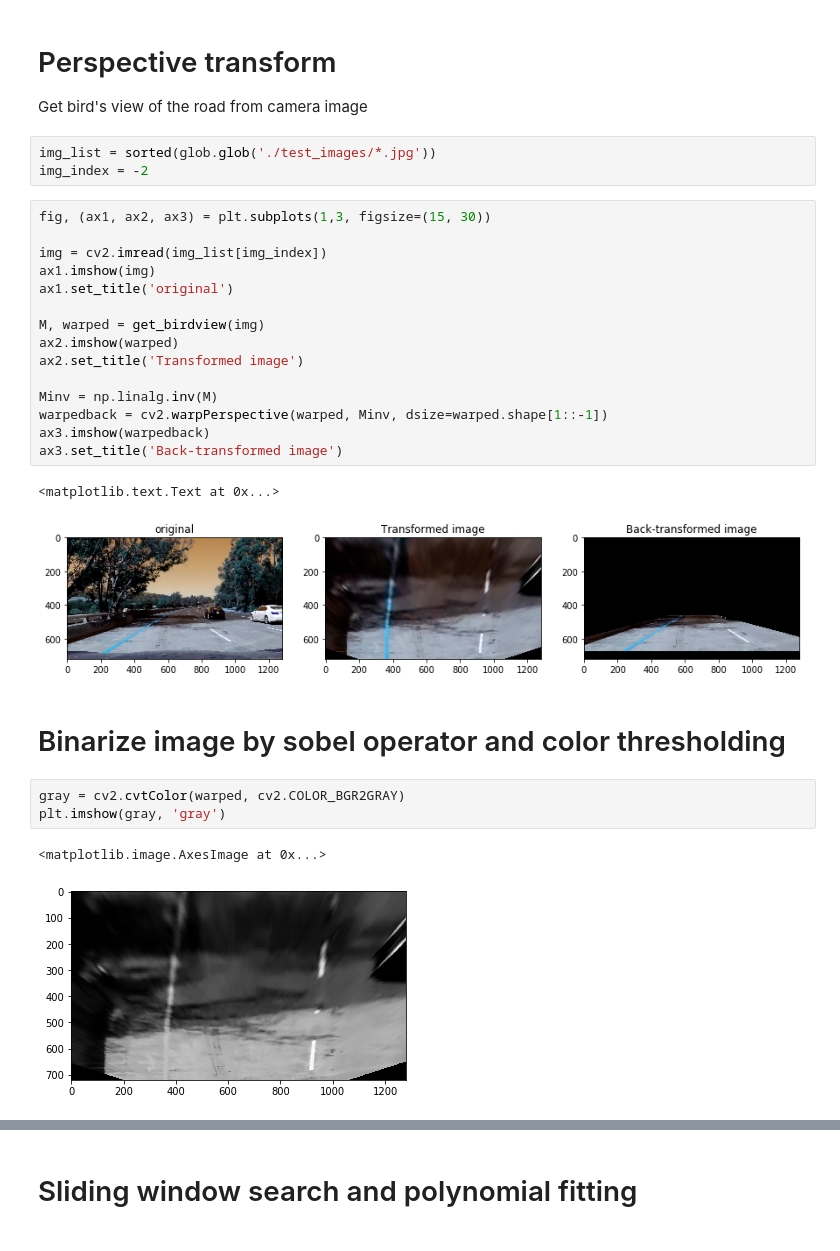
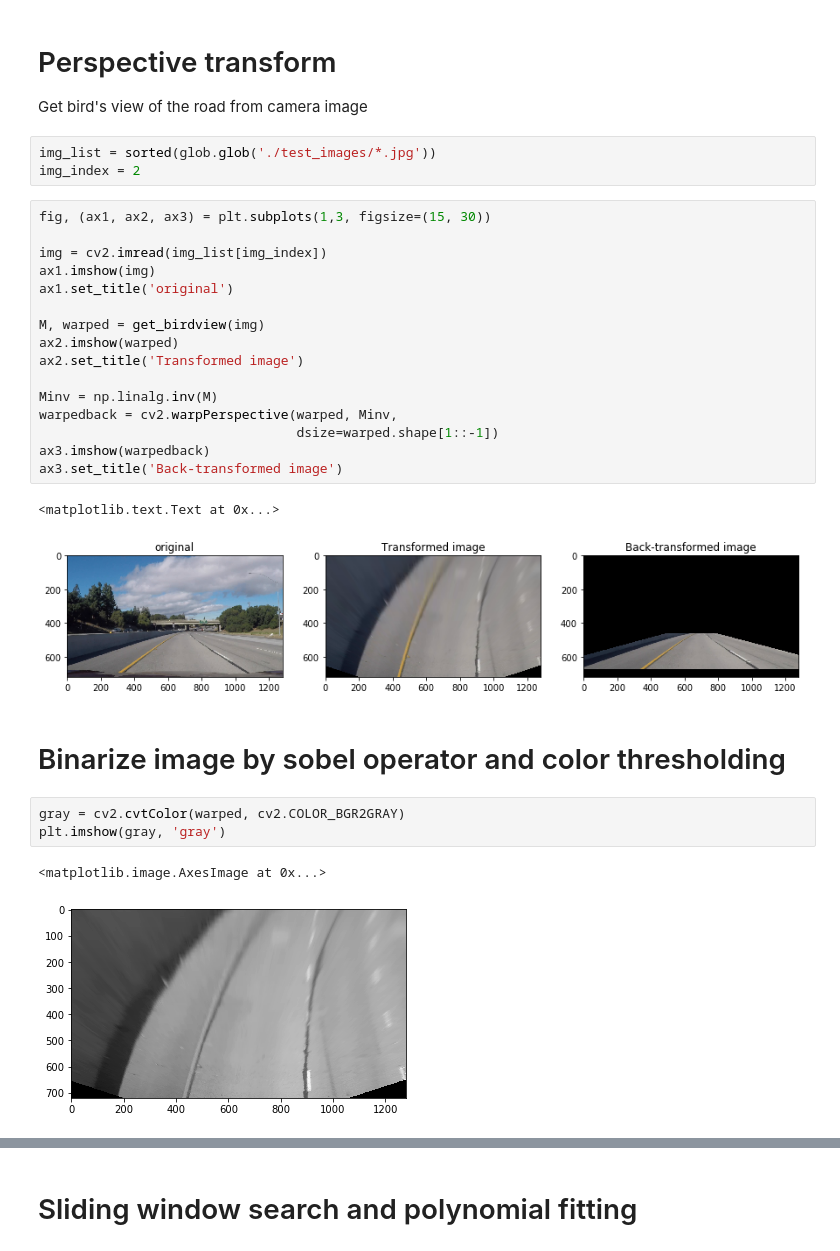
Before and after one commit to trivus/CarND-Advanced-Lane-Lines, a Jupyter notebook: advanced lane project.ipynb, the cells around one changed output, grey strips where cells are left out. Cells and saved outputs as stored; diff of their text form.

```diff
--- a/advanced lane project.ipynb
+++ b/advanced lane project.ipynb
@@ -43,25 +43,26 @@ ax2.imshow(dst)
 Get bird's view of the road from camera image
 # %%
 img_list = sorted(glob.glob('./test_images/*.jpg'))
-img_index = -2
+img_index = 2
 # %%
 fig, (ax1, ax2, ax3) = plt.subplots(1,3, figsize=(15, 30))
 
 img = cv2.imread(img_list[img_index])
 ax1.imshow(img)
 ax1.set_title('original')
 
 M, warped = get_birdview(img)
 ax2.imshow(warped)
 ax2.set_title('Transformed image')
 
 Minv = np.linalg.inv(M)
-warpedback = cv2.warpPerspective(warped, Minv, dsize=warped.shape[1::-1])
+warpedback = cv2.warpPerspective(warped, Minv,
+                                 dsize=warped.shape[1::-1])
 ax3.imshow(warpedback)
 ax3.set_title('Back-transformed image')
 # %% [output]
 <matplotlib.text.Text at 0x...>
-[figure, old version]
+[figure, new version]
 # %% [markdown]
 # Binarize image by sobel operator and color thresholding
 # %%
@@ -69,7 +70,7 @@ gray = cv2.cvtColor(warped, cv2.COLOR_BGR2GRAY)
 plt.imshow(gray, 'gray')
 # %% [output]
 <matplotlib.image.AxesImage at 0x...>
-[figure, old version]
+[figure, new version]
 # %%
 hls = cv2.cvtColor(warped, cv2.COLOR_BGR2HLS)
 figure, ax = plt.subplots(1,3, figsize=(10, 30))
```
Also changed, not shown: parts of 13 cells of this notebook, 1 other file.
